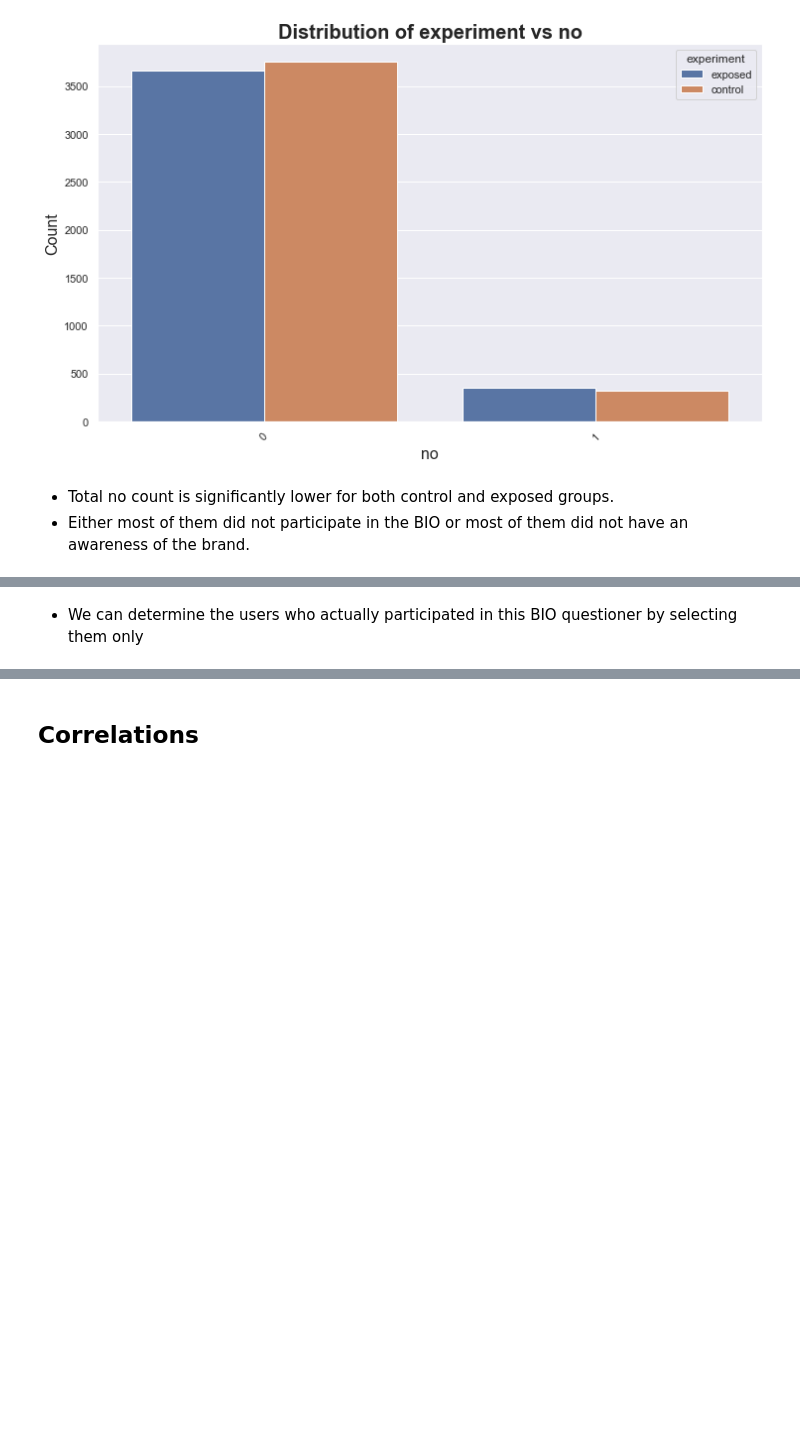
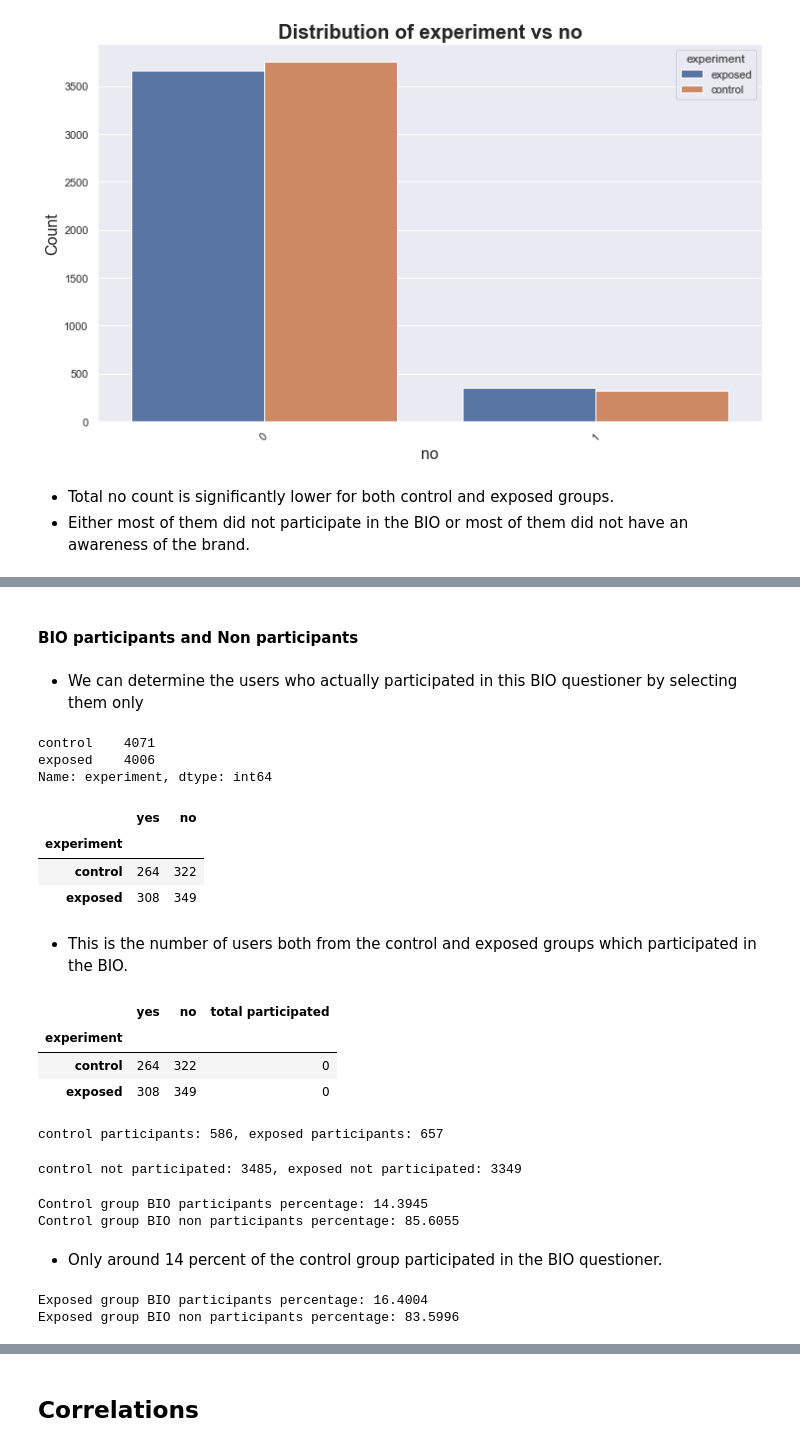
Before and after one commit to 10X-groups/AB-testing, a Jupyter notebook: notebooks/EDA.ipynb, the cells around one changed output, grey strips where cells are left out. Saved outputs shown, nothing was run; the diff lists cells and outputs as text; code cells hidden in the pictures; blank space fills up the shorter version.

```diff
--- a/notebooks/EDA.ipynb
+++ b/notebooks/EDA.ipynb
@@ -452,2 +415,66 @@ df
+# %% [markdown]
+#### BIO participants and Non participants
 # %% [markdown]
 * We can determine the users who actually participated in this BIO questioner by selecting them only
+# %%
+df['experiment'].value_counts()
+# %% [output]
+control    4071
+exposed    4006
+Name: experiment, dtype: int64
+# %%
+participation_counts = df.groupby(['experiment']).agg({'yes': 'sum', 'no': 'sum'})
+participation_counts
+# %% [output]
+|  | yes | no |
+| experiment |  |  |
+| control | 264 | 322 |
+| exposed | 308 | 349 |
+# %% [markdown]
+* This is the number of users both from the control and exposed groups which participated in the BIO.
+# %%
+participation_counts['total participated'] = 0
+# %%
+# TODO : populate this fast and move on
+participation_counts
+# %% [output]
+|  | yes | no | total participated |
+| experiment |  |  |  |
+| control | 264 | 322 | 0 |
+| exposed | 308 | 349 | 0 |
+# %%
+control_participants_yes = participation_counts.loc[participation_counts.index == 'control']['yes'].values[0]
+control_participants_no =  participation_counts.loc[participation_counts.index == 'control']['no'].values[0]
+control_participants = control_participants_yes + control_participants_no
+
+exposed_participants_yes = participation_counts.loc[participation_counts.index == 'exposed']['yes'].values[0]
+exposed_participants_no =  participation_counts.loc[participation_counts.index == 'exposed']['no'].values[0]
+exposed_participants = exposed_participants_yes + exposed_participants_no
+
+print(f'control participants: {control_participants}, exposed participants: {exposed_participants}')
+# %% [output]
+control participants: 586, exposed participants: 657
+# %%
+control_not_participated = df.loc[df['experiment'] == 'control'][df['yes'] == 0][df['no'] == 0]
+exposed_not_participated = df.loc[df['experiment'] == 'exposed'][df['yes'] == 0][df['no'] == 0]
+print(f'control not participated: {control_not_participated.value_counts().sum()}, exposed not participated: {exposed_not_participated.value_counts().sum()}')
+# %% [output]
+control not participated: 3485, exposed not participated: 3349
+# %%
+control_participants_total_ratio = control_participants / df['experiment'].value_counts().values[0]
+control_non_participants_total_ratio = control_not_participated.value_counts().sum() / df['experiment'].value_counts().values[0]
+print("Control group BIO participants percentage: %.4f" %(control_participants_total_ratio*100))
+print("Control group BIO non participants percentage: %.4f" %(control_non_participants_total_ratio*100))
+# %% [output]
+Control group BIO participants percentage: 14.3945
+Control group BIO non participants percentage: 85.6055
+# %% [markdown]
+* Only around 14 percent of the control group participated in the BIO questioner.
+# %%
+exposed_participants_total_ratio = exposed_participants / df['experiment'].value_counts().values[1]
+exposed_non_participants_total_ratio = exposed_not_participated.value_counts().sum() / df['experiment'].value_counts().values[1]
+print("Exposed group BIO participants percentage: %.4f" %(exposed_participants_total_ratio*100))
+print("Exposed group BIO non participants percentage: %.4f" %(exposed_non_participants_total_ratio*100))
+# %% [output]
+Exposed group BIO participants percentage: 16.4004
+Exposed group BIO non participants percentage: 83.5996
```
Also changed, not shown: parts of 10 cells of this notebook, 2 other files.
